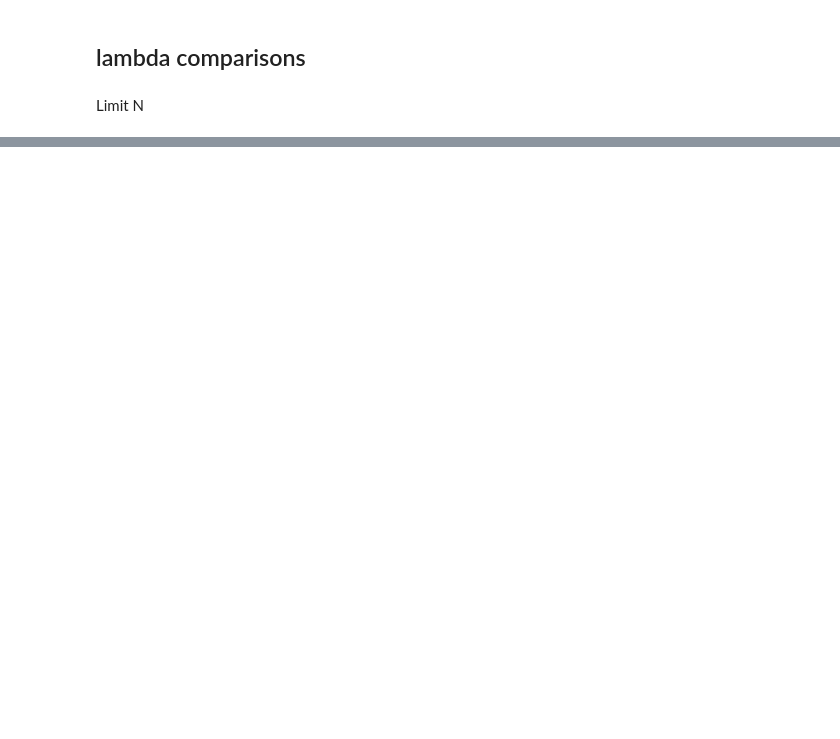
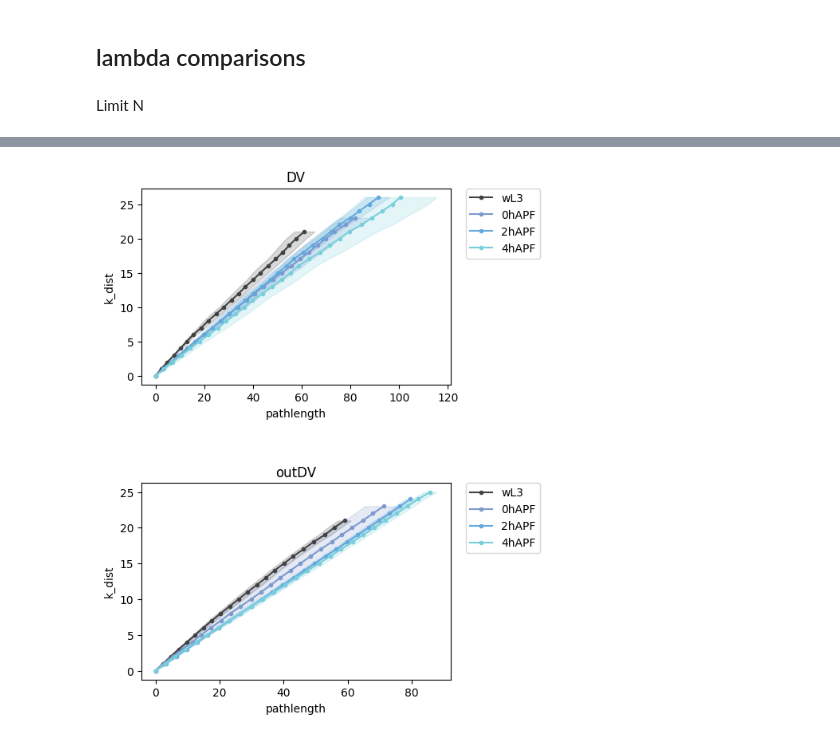
Before and after one commit to abhijeetkrishna/WDeversion_theory, a Jupyter notebook: Experiments/notebooks/prop_comparison_analysis.ipynb, the cells around one changed output, grey strips where cells are left out. Saved outputs shown, nothing was run; the diff lists cells and outputs as text; code cells hidden in the pictures; blank space fills up the shorter version.

```diff
--- a/Experiments/notebooks/prop_comparison_analysis.ipynb
+++ b/Experiments/notebooks/prop_comparison_analysis.ipynb
@@ -321,0 +324,35 @@ fig,axs = plt.subplots(1,4, figsize=(10,5))
+# %%
+#plot k_dist vs cumcount for each devstage and each region
+
+fig, axs = plt.subplots(2, 1, figsize=(5, 8))
+
+regions = ["DV", "outDV"]
+devstages = ["wL3", "0hAPF", "2hAPF", "4hAPF"]
+
+for i in range(len(regions)):
+
+    region = regions[i]
+    ax = axs[i]
+
+    for j in range(len(devstages)):
+
+        df_stage = df_pool_devstage.query("region == @region and devstage == @devstages[@j]")
+
+        #ax.plot(df_stage["cumcount_mean"], df_stage["k_dist"], label=devstages[j], marker="o", linestyle="-", color = color_dict[devstages[j]], markersize = 3)
+        ax.plot(df_stage["k_dist_pathlength_mean"], df_stage["k_dist"], label=devstages[j], marker="o", linestyle="-", color = color_dict[devstages[j]], markersize = 3)
+        #fill between y and x1 and x2
+        ax.fill_betweenx(df_stage["k_dist"], df_stage["k_dist_pathlength_mean"] - df_stage["k_dist_pathlength_std"], df_stage["k_dist_pathlength_mean"] + df_stage["k_dist_pathlength_std"], alpha=0.2, color = color_dict[devstages[j]])
+
+    #legend
+    ax.legend(bbox_to_anchor=(1.05, 1), loc='upper left', borderaxespad=0.)
+    ax.set_xlabel("pathlength")
+    ax.set_ylabel("k_dist")
+    ax.set_title(region)
+
+    #ax.set_ylim([-1, 5.5])
+    #ax.set_xlim([0, 55])
+
+#give some space between subplots
+plt.subplots_adjust(hspace = 0.5)
+# %% [output]
+[figure, added]
```
Also changed, not shown: parts of 8 cells of this notebook.
